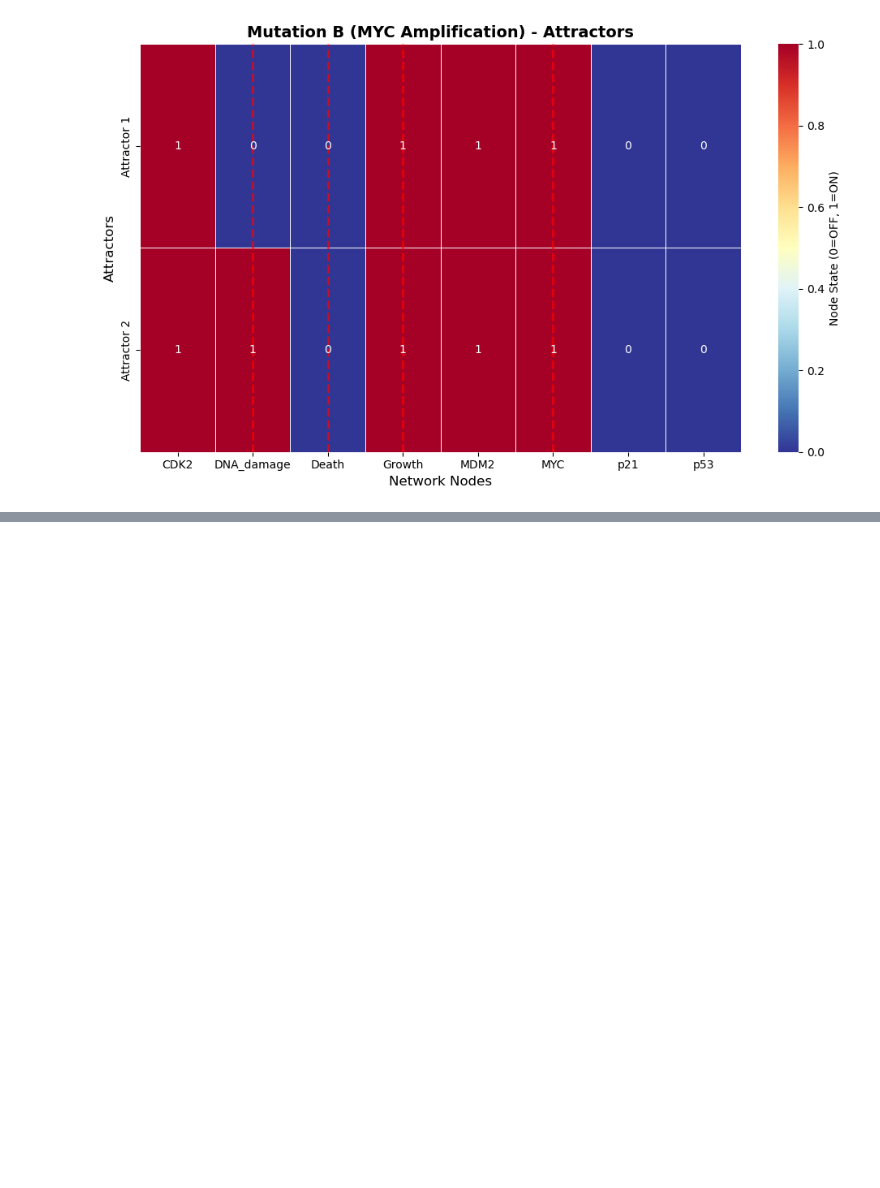
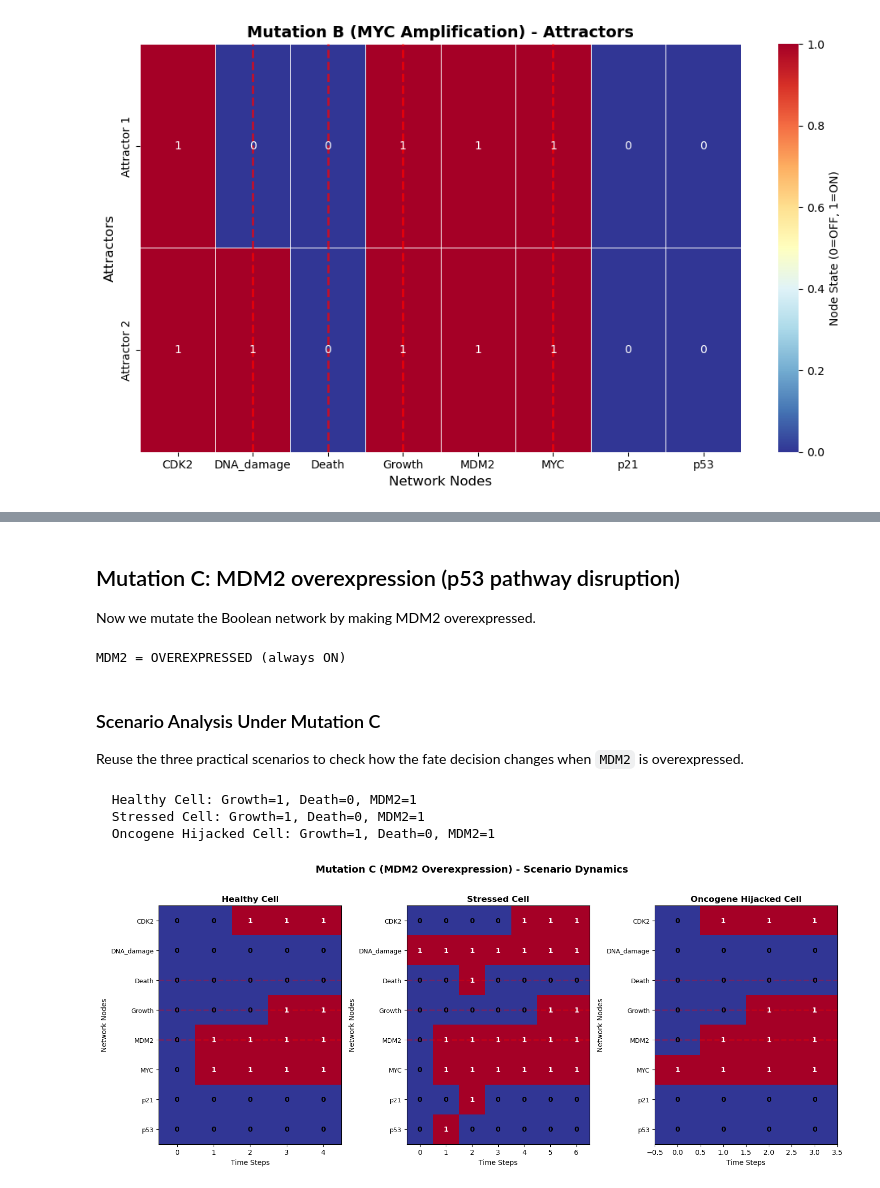
Before and after one commit to matecoco2024/bio_systems_assignements, a Jupyter notebook: assignement_3/KEN3170_BooleanModeling.ipynb, the cells around one changed output, grey strips where cells are left out. Cells and saved outputs as stored; diff of their text form; code cells hidden in the pictures; blank space fills up the shorter version.

Commit message:
mutation c

```diff
--- a/assignement_3/KEN3170_BooleanModeling.ipynb
+++ b/assignement_3/KEN3170_BooleanModeling.ipynb
@@ -914,3 +914,25 @@ Basin sizes under Mutation A:
 
 Overall, 256 of 256 states (100.0%) flow into cancer-like attractors when p53 is knocked out.
 [figure]
+# %% [markdown]
+## Mutation C: MDM2 overexpression (p53 pathway disruption)
+Now we mutate the Boolean network by making MDM2 overexpressed.
+# %%
+# Apply Mutation
+MDM2_overexpression = create_regulatory_network(MDM2_overexpression=True)
+print(f"{MDM2_overexpression.rules['MDM2']['description']}")
+# %% [output]
+MDM2 = OVEREXPRESSED (always ON)
+# %% [markdown]
+### Scenario Analysis Under Mutation C
+
+Reuse the three practical scenarios to check how the fate decision changes when `MDM2` is overexpressed.
+# %%
+#  Scenario analysis with the MDM2 overexpression
+graph_title_c = 'Mutation C (MDM2 Overexpression)'
+scenario_analysis(MDM2_overexpression, graph_title_c, 'MDM2')
+# %% [output]
+  Healthy Cell: Growth=1, Death=0, MDM2=1
+  Stressed Cell: Growth=1, Death=0, MDM2=1
+  Oncogene Hijacked Cell: Growth=1, Death=0, MDM2=1
+[figure, added]
```
Also changed, not shown: parts of 5 cells of this notebook.
